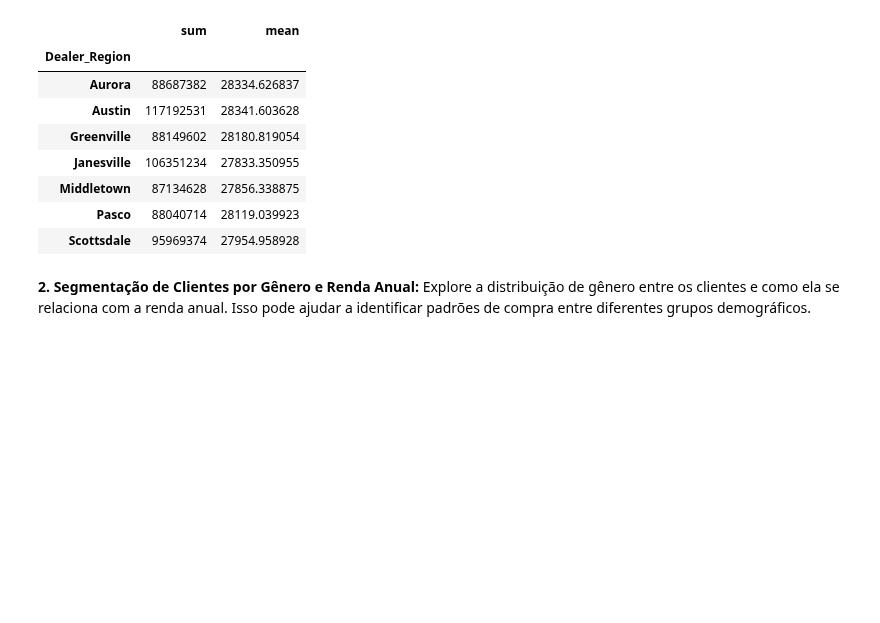
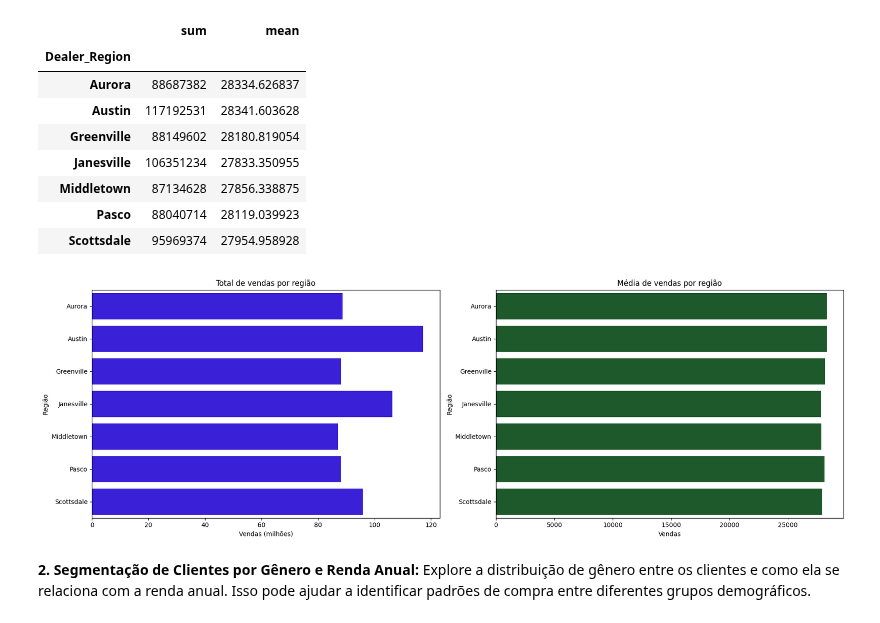
Before and after one commit to GabrielVila/Car-Sales-Report, a Jupyter notebook: projeto_carro.ipynb, the cells around one changed output. Cells and saved outputs as stored; diff of their text form; code cells hidden in the pictures; blank space fills up the shorter version.

```diff
--- a/projeto_carro.ipynb
+++ b/projeto_carro.ipynb
@@ -151,7 +151,8 @@ memory usage: 2.2+ MB
 # %% [markdown]
 **1. Análise de Vendas por Região do Revendedor:** Você pode agrupar os dados pelo "Dealer_Region" e analisar as vendas totais ou médias em cada região.
 # %%
-dados.groupby('Dealer_Region')['Price ($)'].agg(['sum', 'mean'])
+vendas_resumo = dados.groupby('Dealer_Region')['Price ($)'].agg(['sum', 'mean'])
+vendas_resumo
 # %% [output]
 |  | sum | mean |
 | Dealer_Region |  |  |
@@ -162,6 +163,24 @@ dados.groupby('Dealer_Region')['Price ($)'].agg(['sum', 'mean'])
 | Middletown | 87134628 | 27856.338875 |
 | Pasco | 88040714 | 28119.039923 |
 | Scottsdale | 95969374 | 27954.958928 |
+# %%
+#Criando gráficos de Total e Média de vendas
+fig, axes = plt.subplots(1, 2, figsize=(18, 6))
+
+sns.barplot(x='sum', y='Dealer_Region', data=vendas_resumo/10**6, ax=axes[0], orient='h', color='#2401F5')
+axes[0].set_title('Total de vendas por região')
+axes[0].set_xlabel('Vendas (milhões)')
+axes[0].set_ylabel('Região')
+
+sns.barplot( x='mean', y='Dealer_Region', data=vendas_resumo, ax=axes[1], orient='h', color='#146325')
+axes[1].set_title('Média de vendas por região')
+axes[1].set_xlabel('Vendas')
+axes[1].set_ylabel('Região')
+plt.tight_layout()
+
+plt.show()
+# %% [output]
+[figure, added]
 # %% [markdown]
 **2. Segmentação de Clientes por Gênero e Renda Anual:** Explore a distribuição de gênero entre os clientes e como ela se relaciona com a renda anual. Isso pode ajudar a identificar padrões de compra entre diferentes grupos demográficos.
 # %%
```
Also changed, not shown: parts of 4 cells of this notebook.
